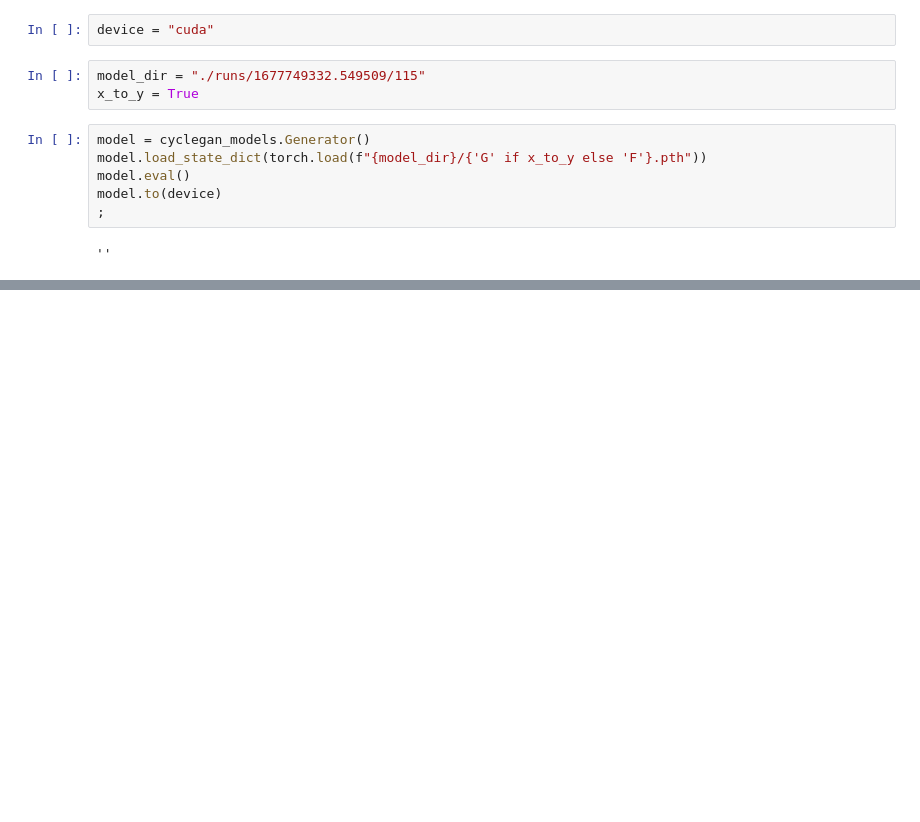
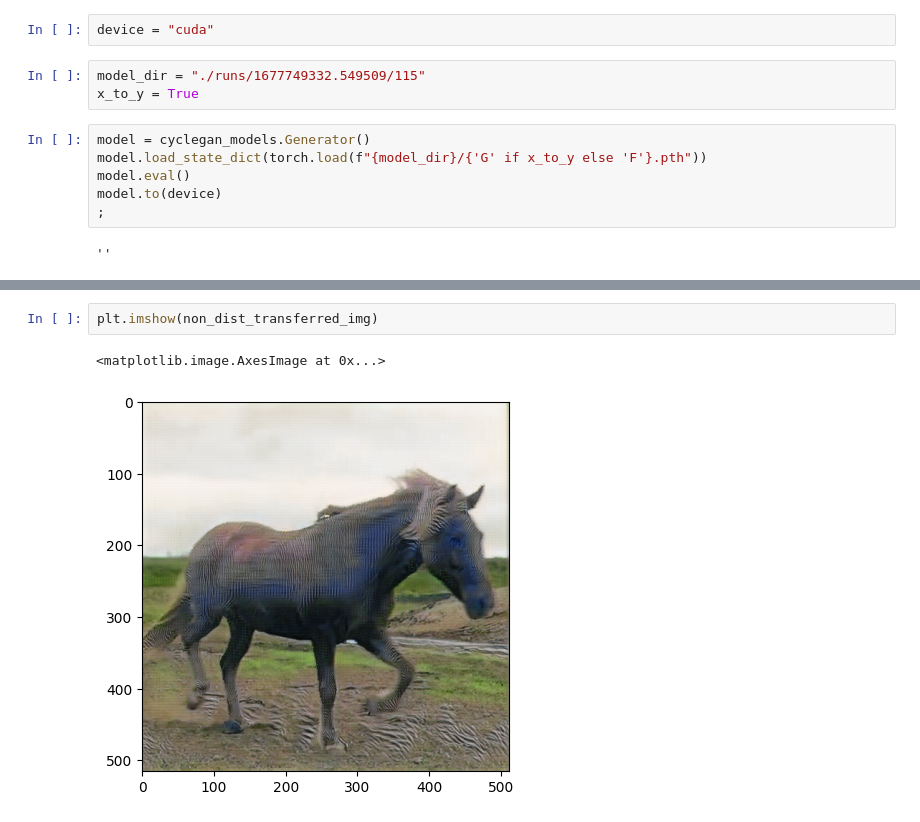
Before and after one commit to fboyle2001/advanced-computer-vision-y4, a Jupyter notebook: code/cyclegan_transfer.ipynb, the cells around one changed output, grey strips where cells are left out. Cells and saved outputs as stored; diff of their text form; blank space fills up the shorter version.

```diff
--- a/code/cyclegan_transfer.ipynb
+++ b/code/cyclegan_transfer.ipynb
@@ -119,0 +89,5 @@ KeyboardInterrupt:
+# %%
+plt.imshow(non_dist_transferred_img)
+# %% [output]
+<matplotlib.image.AxesImage at 0x...>
+[figure, added]
```
Also changed, not shown: parts of 24 cells of this notebook, 5 other files.
